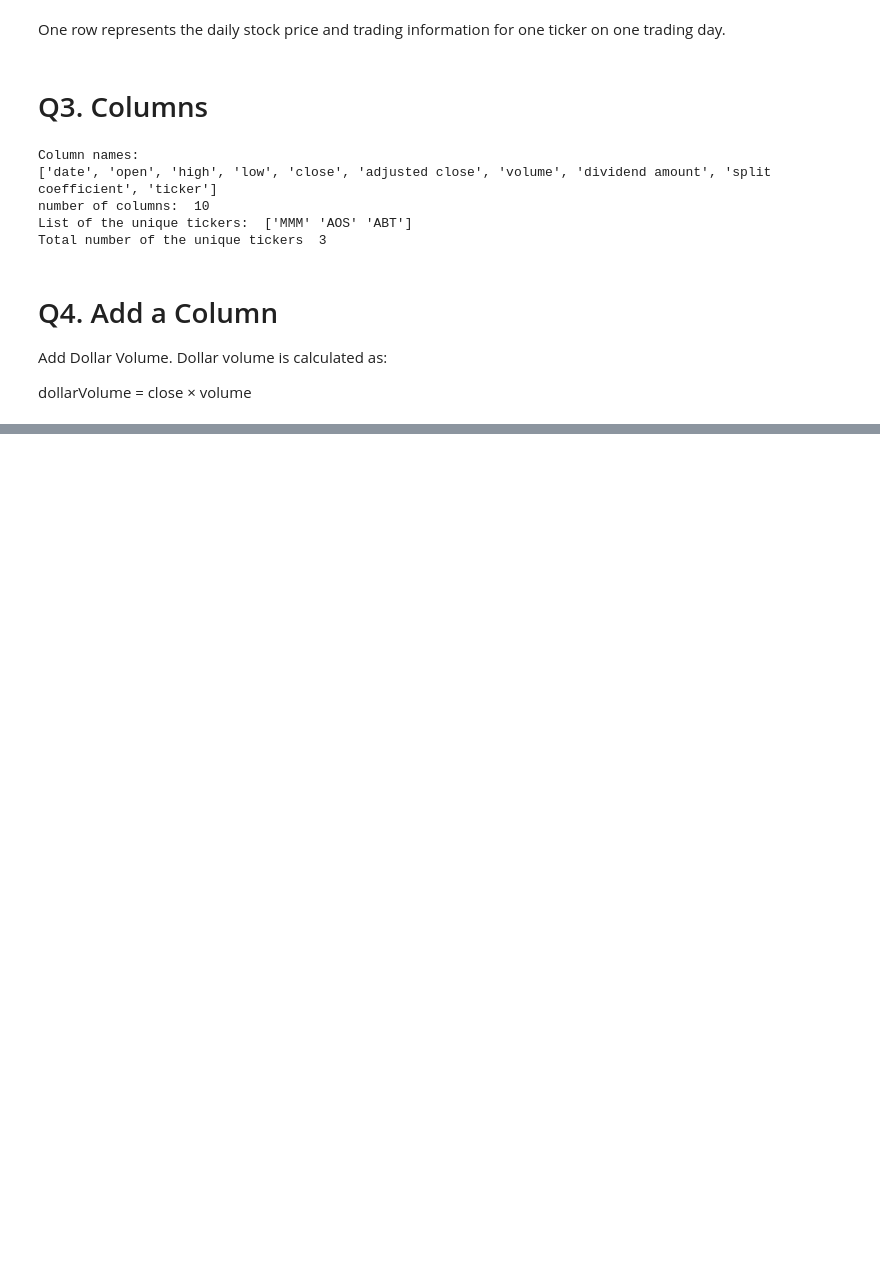
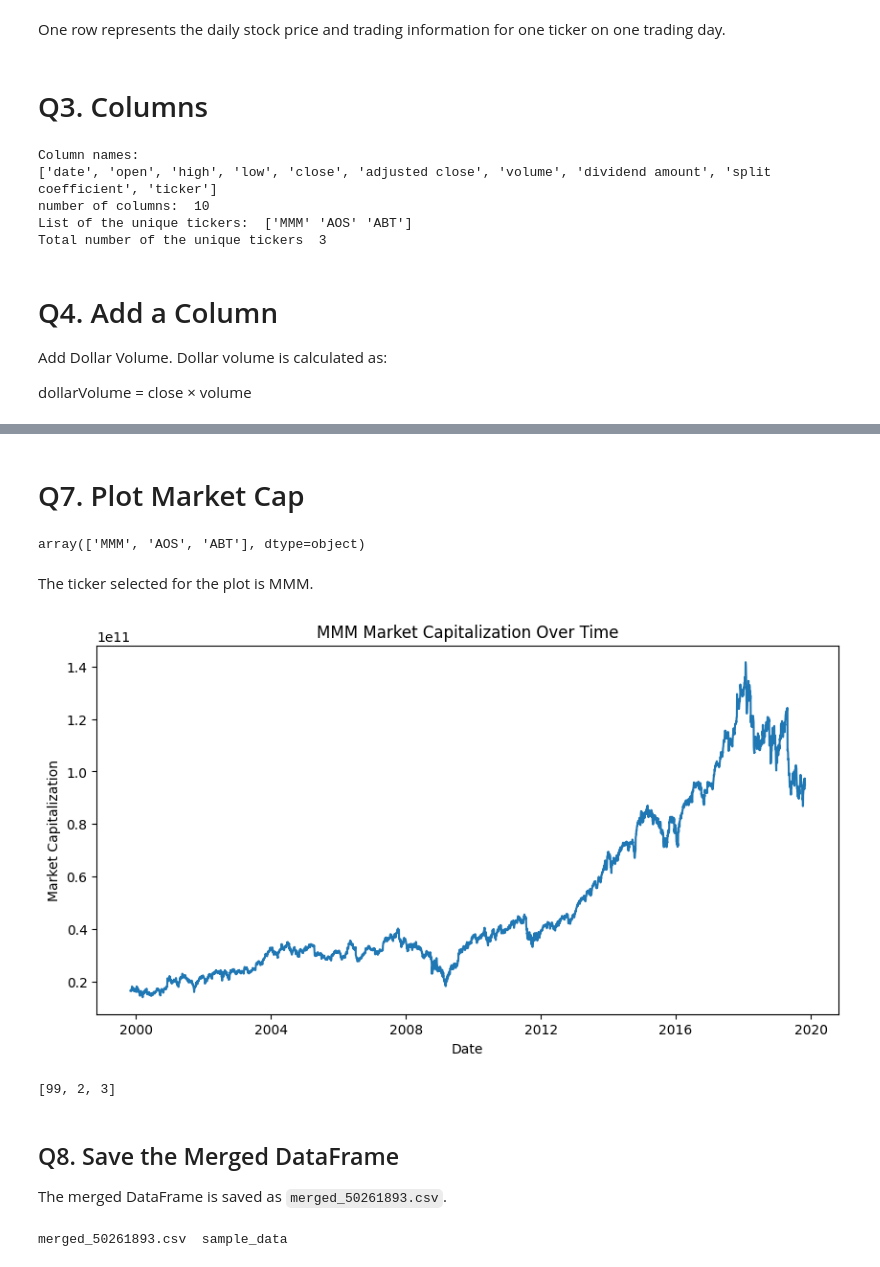
Before and after one commit to riodino14/colab-project, a Jupyter notebook: hw5.ipynb, the cells around one changed output, grey strips where cells are left out. Saved outputs shown, nothing was run; the diff lists cells and outputs as text; code cells hidden in the pictures; blank space fills up the shorter version.

```diff
--- a/hw5.ipynb
+++ b/hw5.ipynb
@@ -100,0 +104,15 @@ dtype: float64
+# %%
+# shape before merging
+shape_before = stockDF.shape
+
+# merge using ticker
+merged = stockDF.merge(shareOutDF,on="ticker",how="inner" )
+
+print("Shape before merging: ", shape_before)
+print("shape after merging: ", merged.shape)
+
+# checked wether any rows were lost
+if merged.shape[0] == shape_before[0]:
+    print("No rows were lost.")
+else:
+    print("Some rows were lost.")
@@ -100,0 +138,5 @@ dtype: float64
+# %%
+# Calculate market capitalization
+merged["marketCap"] = merged["adjusted close"] * merged["sharesOutstanding"]
+# Show the first 5 rows
+merged.head()
@@ -100,0 +150,53 @@ dtype: float64
+# %% [markdown]
+# Q7. Plot Market Cap
+# %%
+merged["ticker"].unique()
+# %% [output]
+array(['MMM', 'AOS', 'ABT'], dtype=object)
+# %% [markdown]
+The ticker selected for the plot is MMM.
+# %%
+import matplotlib.pyplot as plt
+
+# Filter the data for MMM
+mmmDF = merged[merged["ticker"] == "MMM"].copy()
+
+# Convert date to datetime
+mmmDF["date"] = pd.to_datetime(mmmDF["date"])
+
+# Sort by date
+mmmDF = mmmDF.sort_values("date")
+
+# Plot market capitalization over time
+plt.figure(figsize=(10, 5))
+plt.plot(mmmDF["date"], mmmDF["marketCap"])
+
+plt.xlabel("Date")
+plt.ylabel("Market Capitalization")
+plt.title("MMM Market Capitalization Over Time")
+
+plt.show()
+# %% [output]
+[figure, added]
+# %%
+B = [1, 2, 3] # B adalah data kompleks (list)
+A = B         # A hanya mendapat "kunci serep" ke rumah B, BUKAN copy-an!
+
+A[0] = 99     # Kita mengubah isi A
+
+print(B)
+# Hasilnya: [99, 2, 3] -> Lho? B ikut berubah!
+# %% [output]
+[99, 2, 3]
+# %% [markdown]
+## Q8. Save the Merged DataFrame
+
+The merged DataFrame is saved as `merged_50261893.csv`.
+# %%
+# Save the merged DataFrame
+merged.to_csv("merged_50261893.csv", index=False)
+
+# Check that the file exists
+!ls
+# %% [output]
+merged_50261893.csv  sample_data
```
Also changed, not shown: parts of 14 cells of this notebook.
